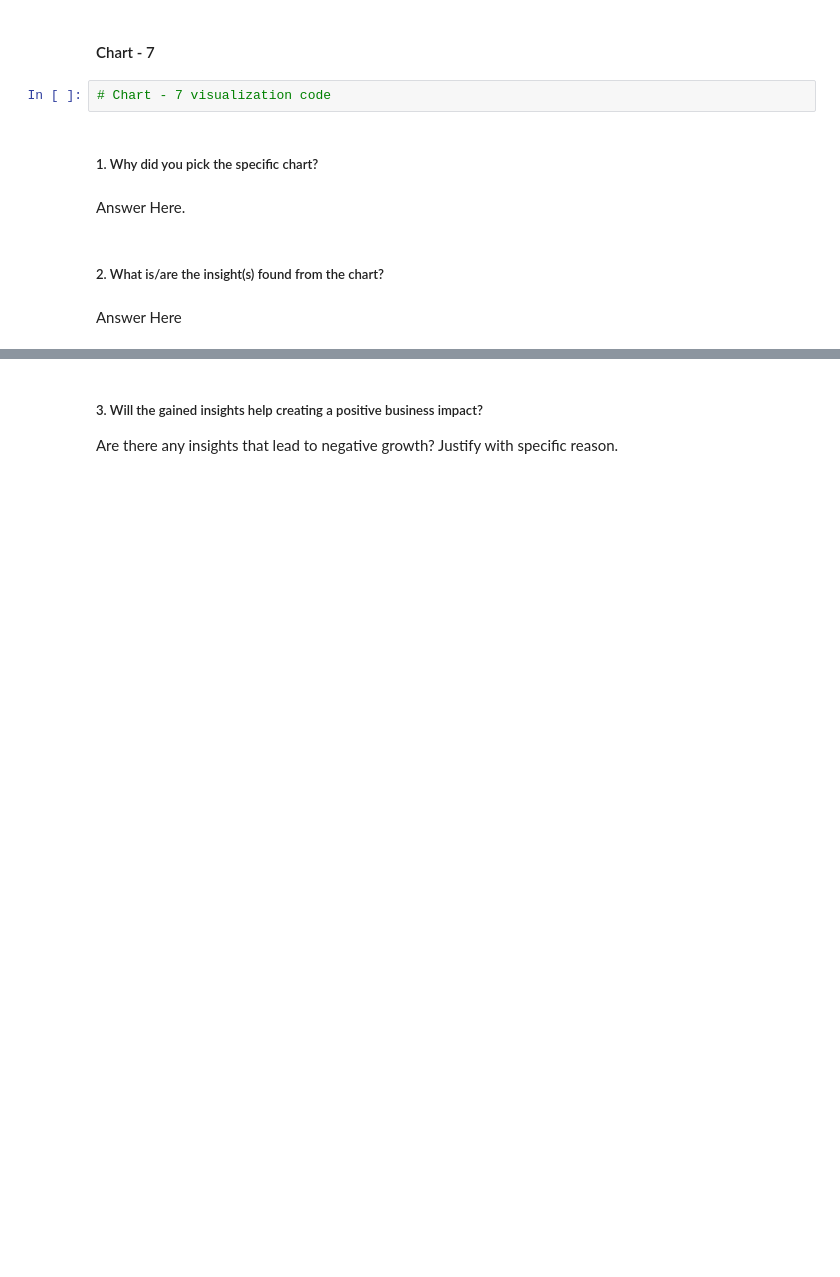
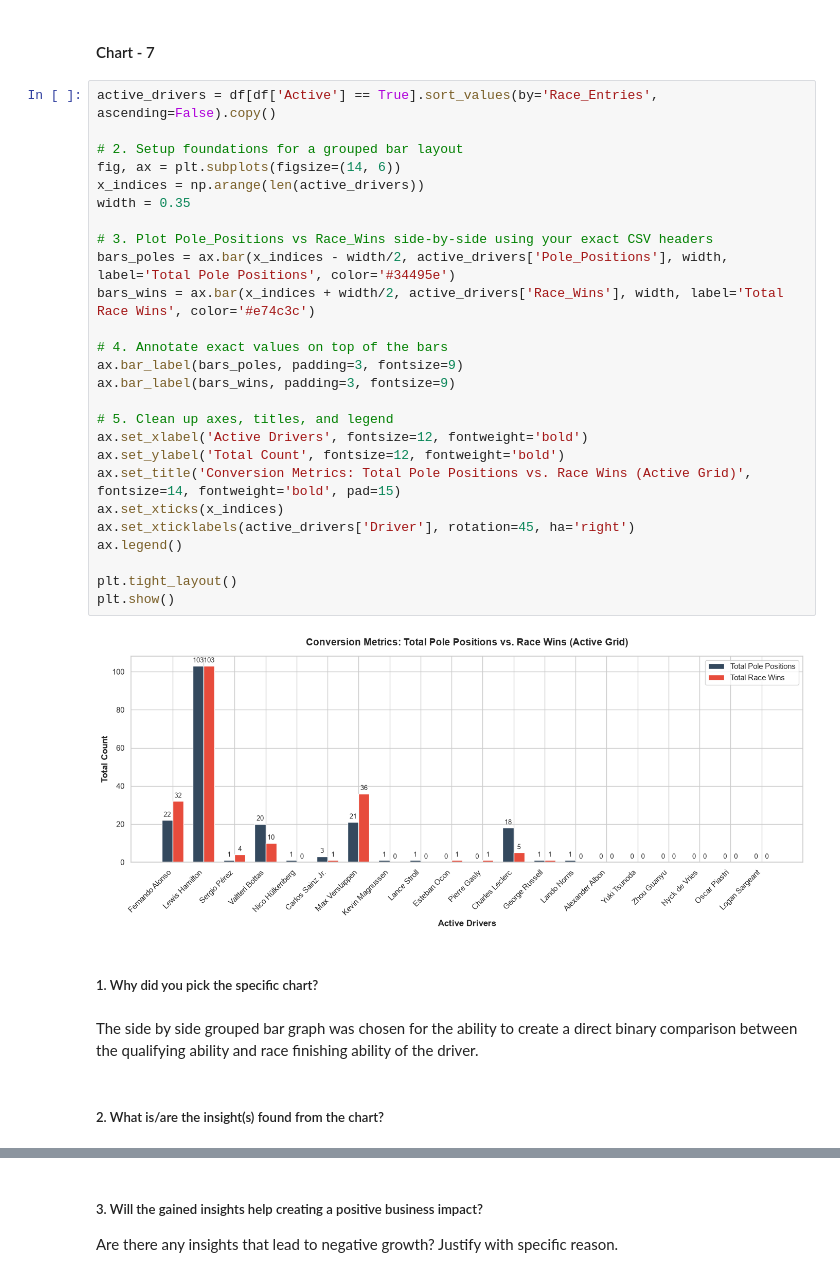
Before and after one commit to Manaspanwar20/F1-Driver-Analytics, a Jupyter notebook: Copy of Sample EDA Submission Template.ipynb, the cells around one changed output, grey strips where cells are left out. Saved outputs shown, nothing was run; the diff lists cells and outputs as text; blank space fills up the shorter version.

Commit message:
completed all the 15 charts

```diff
--- a/Copy of Sample EDA Submission Template.ipynb
+++ b/Copy of Sample EDA Submission Template.ipynb
@@ -526,13 +526,37 @@ Are there any insights that lead to negative growth? Justify with specific reaso
 This insight is helpful and will create a positive impact since while wins r achieved by mainly top tier drivers who were backed by a really competitive team and a dominant car , there r still many active drivers who can score podium finishes (resulting in high points) under right conditions , so approaching those drivers is a more optimal and budget friendly approach for mid field or backmarker teams.
 # %% [markdown]
 #### Chart - 7
-# %%
-# Chart - 7 visualization code
+# %%
+active_drivers = df[df['Active'] == True].sort_values(by='Race_Entries', ascending=False).copy()
+
+# 2. Setup foundations for a grouped bar layout
+fig, ax = plt.subplots(figsize=(14, 6))
+x_indices = np.arange(len(active_drivers))
+width = 0.35
+
+# 3. Plot Pole_Positions vs Race_Wins side-by-side using your exact CSV headers
+bars_poles = ax.bar(x_indices - width/2, active_drivers['Pole_Positions'], width, label='Total Pole Positions', color='#34495e')
+bars_wins = ax.bar(x_indices + width/2, active_drivers['Race_Wins'], width, label='Total Race Wins', color='#e74c3c')
+
+# 4. Annotate exact values on top of the bars
+ax.bar_label(bars_poles, padding=3, fontsize=9)
+ax.bar_label(bars_wins, padding=3, fontsize=9)
+
+# 5. Clean up axes, titles, and legend
+ax.set_xlabel('Active Drivers', fontsize=12, fontweight='bold')
+ax.set_ylabel('Total Count', fontsize=12, fontweight='bold')
+ax.set_title('Conversion Metrics: Total Pole Positions vs. Race Wins (Active Grid)', fontsize=14, fontweight='bold', pad=15)
+ax.set_xticks(x_indices)
+ax.set_xticklabels(active_drivers['Driver'], rotation=45, ha='right')
+ax.legend()
+
+plt.tight_layout()
+plt.show()
+# %% [output]
+[figure, added]
 # %% [markdown]
 ##### 1. Why did you pick the specific chart?
-# %% [markdown]
-Answer Here.
+# %% [markdown]
+The side by side grouped bar graph was chosen for the ability to create a direct binary comparison between the qualifying ability and race finishing ability of the driver.
 # %% [markdown]
 ##### 2. What is/are the insight(s) found from the chart?
-# %% [markdown]
-Answer Here
```
Also changed, not shown: parts of 66 cells of this notebook.
